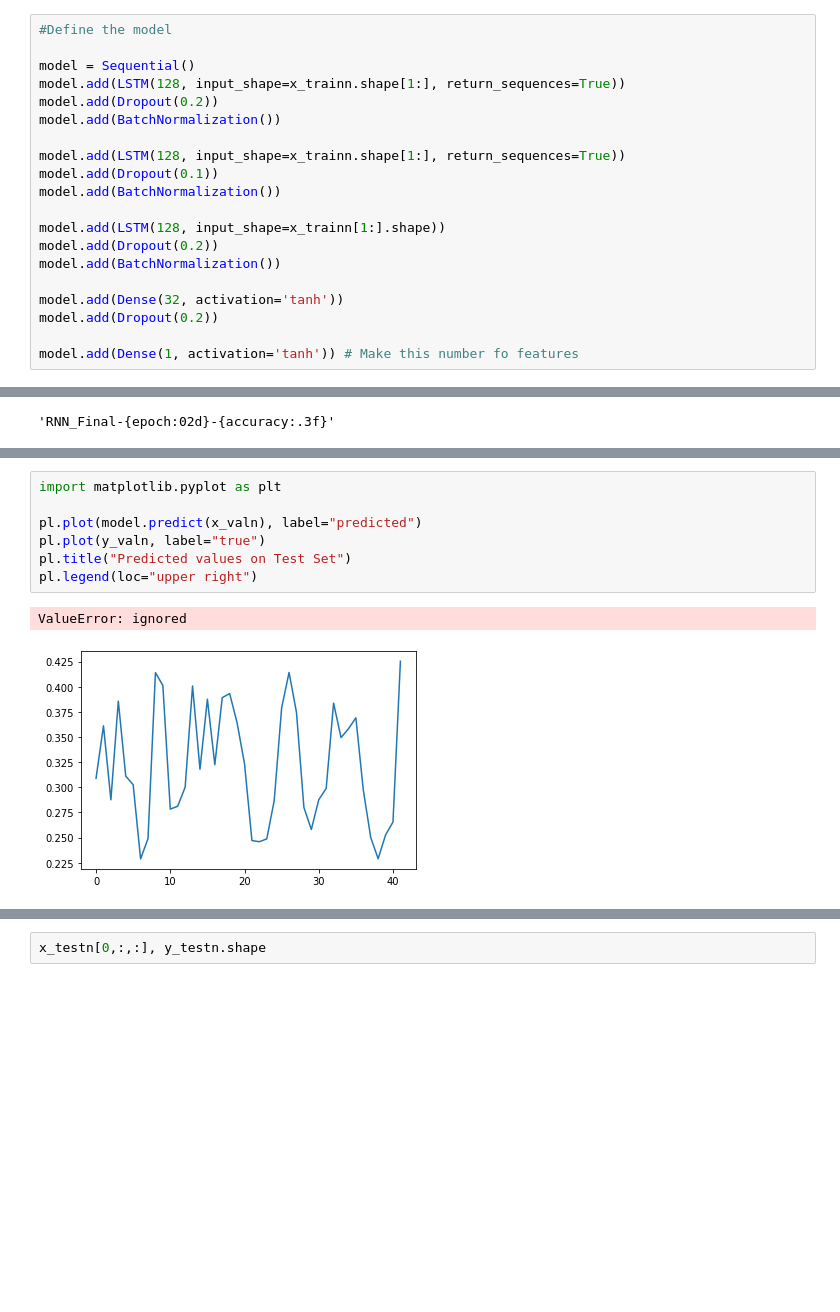
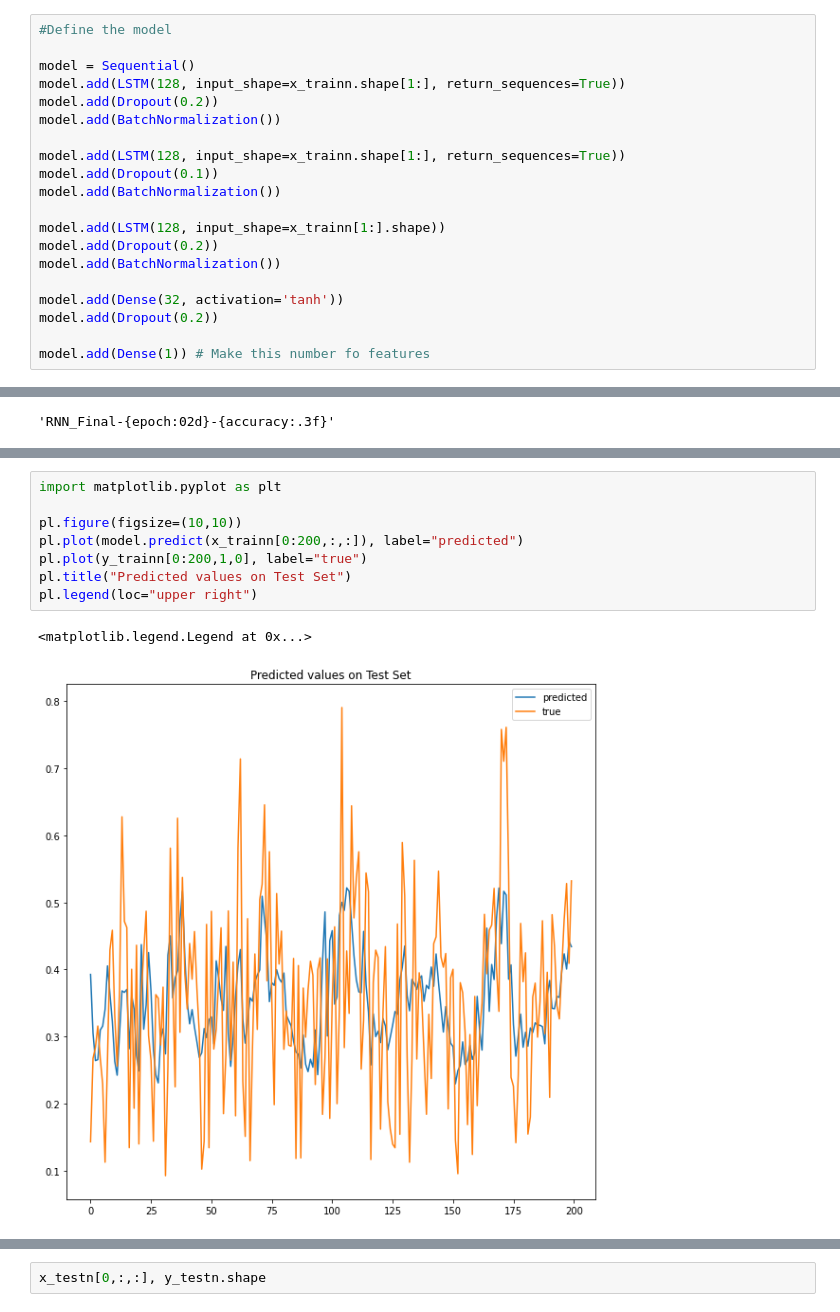
Before and after one commit to takao8/MLTSAProject, a Jupyter notebook: RNN_network_code.ipynb, the cells around one changed output, grey strips where cells are left out. Drawn from its saved outputs; the diff is of its cells as text; blank space fills up the shorter version.

```diff
--- a/RNN_network_code.ipynb
+++ b/RNN_network_code.ipynb
@@ -393,7 +395,7 @@ model.add(BatchNormalization())
 model.add(Dense(32, activation='tanh'))
 model.add(Dropout(0.2))
 
-model.add(Dense(1, activation='tanh')) # Make this number fo features
+model.add(Dense(1)) # Make this number fo features
 # %%
 print(model.summary())
 # %% [output]
@@ -495,10 +496,11 @@ pl.xscale('log')
 # %%
 import matplotlib.pyplot as plt
 
-pl.plot(model.predict(x_valn), label="predicted")
-pl.plot(y_valn, label="true")
+pl.figure(figsize=(10,10))
+pl.plot(model.predict(x_trainn[0:200,:,:]), label="predicted")
+pl.plot(y_trainn[0:200,1,0], label="true")
 pl.title("Predicted values on Test Set")
 pl.legend(loc="upper right")
 # %% [output]
-ValueError: ignored
+<matplotlib.legend.Legend at 0x...>
-[figure, old version]
+[figure, new version]
```
Also changed, not shown: parts of 7 cells of this notebook.
